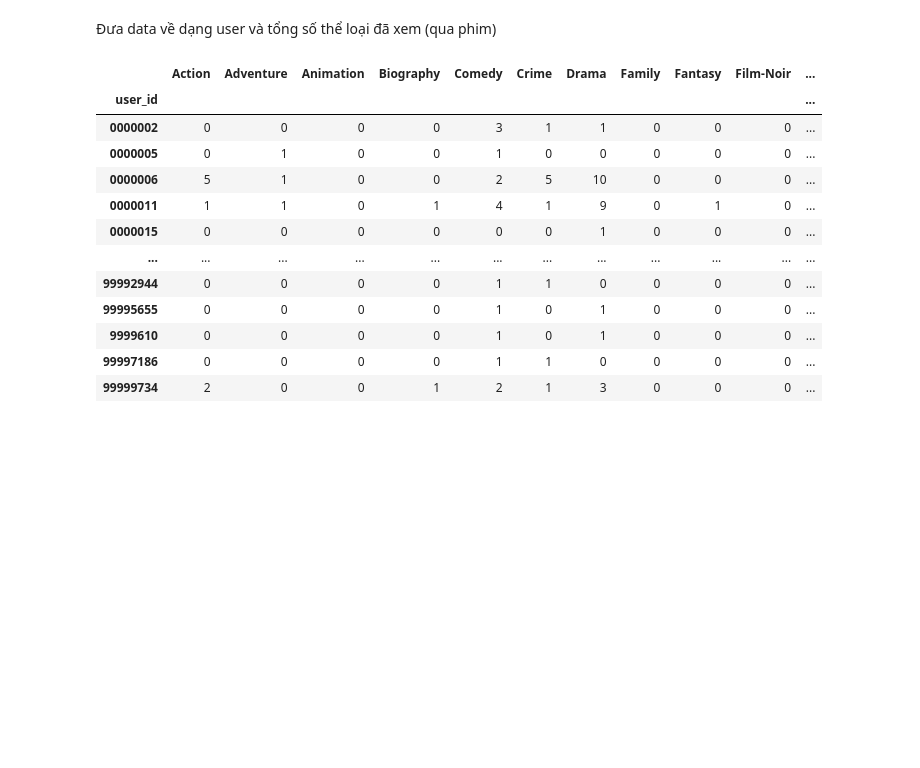
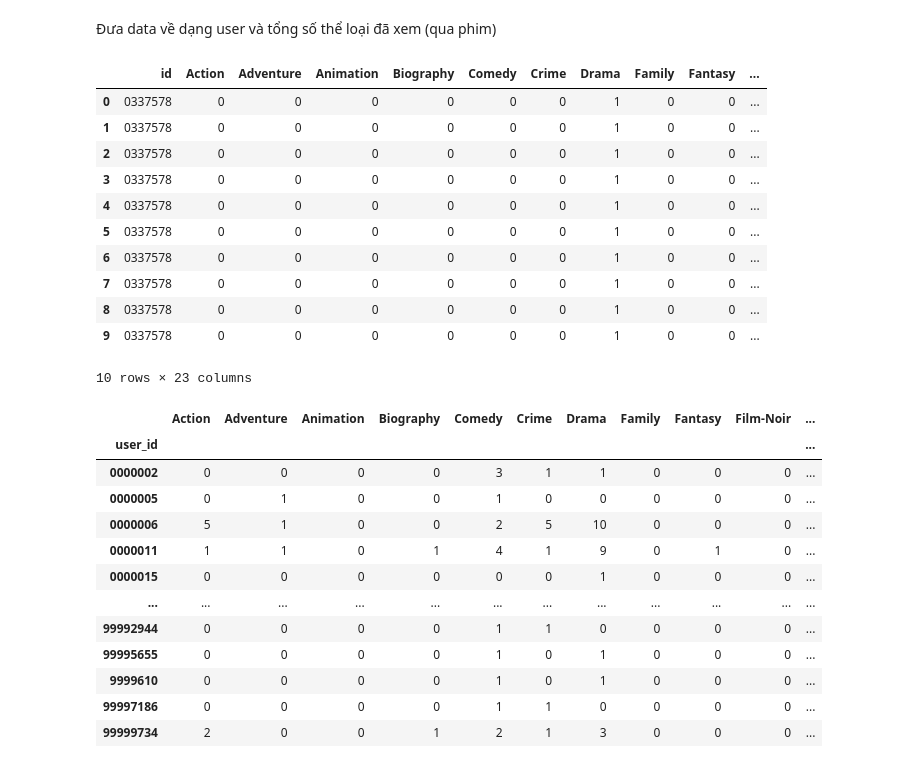
Before and after one commit to bathinh001/Movie-Recommendation-IMDb, a Jupyter notebook: main/main.ipynb, the cells around one changed output. Saved outputs shown, nothing was run; the diff lists cells and outputs as text; code cells hidden in the pictures; blank space fills up the shorter version.

```diff
--- a/main/main.ipynb
+++ b/main/main.ipynb
@@ -359,3 +364,18 @@ movie_user_df = movie_user_df.drop(["movie_id","title", "rating"],axis=1)
+# %%
+new_movie_user_df.head(10)
+# %% [output]
+|  | id | Action | Adventure | Animation | Biography | Comedy | Crime | Drama | Family | Fantasy | ... |
+| 0 | 0337578 | 0 | 0 | 0 | 0 | 0 | 0 | 1 | 0 | 0 | ... |
+| 1 | 0337578 | 0 | 0 | 0 | 0 | 0 | 0 | 1 | 0 | 0 | ... |
+| 2 | 0337578 | 0 | 0 | 0 | 0 | 0 | 0 | 1 | 0 | 0 | ... |
+| 3 | 0337578 | 0 | 0 | 0 | 0 | 0 | 0 | 1 | 0 | 0 | ... |
+| 4 | 0337578 | 0 | 0 | 0 | 0 | 0 | 0 | 1 | 0 | 0 | ... |
+| 5 | 0337578 | 0 | 0 | 0 | 0 | 0 | 0 | 1 | 0 | 0 | ... |
+| 6 | 0337578 | 0 | 0 | 0 | 0 | 0 | 0 | 1 | 0 | 0 | ... |
+| 7 | 0337578 | 0 | 0 | 0 | 0 | 0 | 0 | 1 | 0 | 0 | ... |
+| 8 | 0337578 | 0 | 0 | 0 | 0 | 0 | 0 | 1 | 0 | 0 | ... |
+| 9 | 0337578 | 0 | 0 | 0 | 0 | 0 | 0 | 1 | 0 | 0 | ... |
+10 rows × 23 columns
 # %%
 users_moviemat = movie_user_df.groupby("user_id").sum()
 X = users_moviemat.iloc[:,:].values
```
Also changed, not shown: parts of 9 cells of this notebook.
